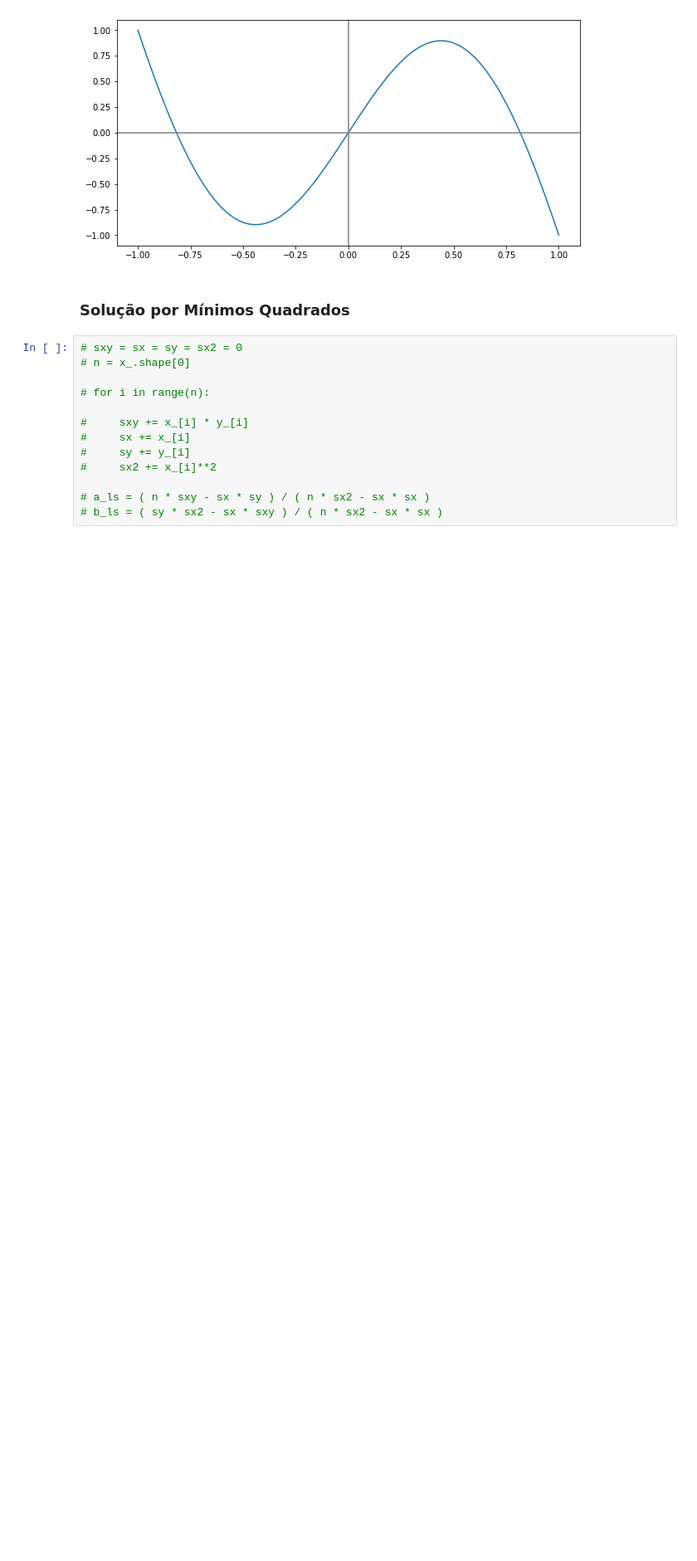
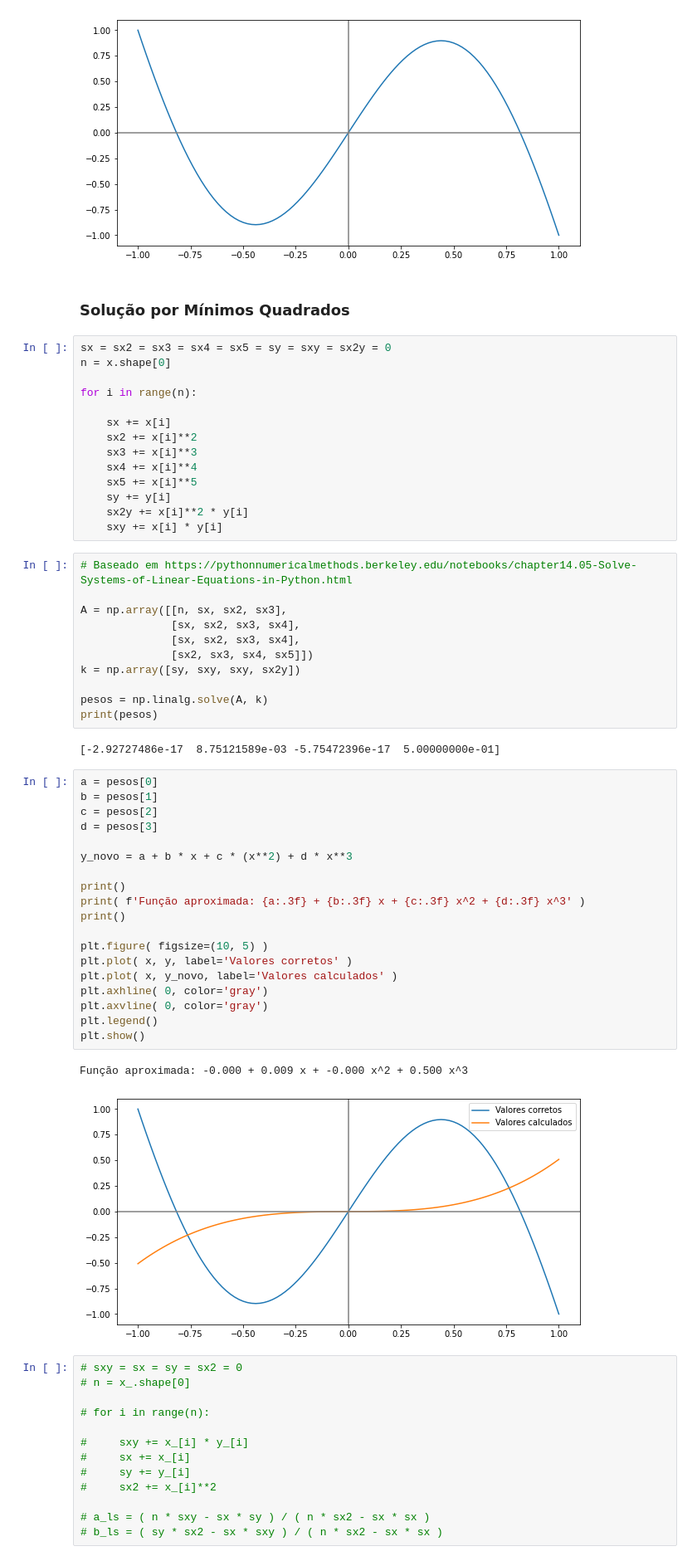
Before and after one commit to danieldasilvacosta/pucrio--vc--trabalhos--2022.2, a Jupyter notebook: Trabalho 2 - Daniel da Silva Costa/T2_DanielCosta.ipynb, the cells around one changed output. Shown at 83% size. Cells and saved outputs as stored; diff of their text form; blank space fills up the shorter version.

```diff
--- a/Trabalho 2 - Daniel da Silva Costa/T2_DanielCosta.ipynb
+++ b/Trabalho 2 - Daniel da Silva Costa/T2_DanielCosta.ipynb
@@ -33,6 +33,55 @@ plt.show()
 [figure]
 # %% [markdown]
 ### Solução por Mínimos Quadrados
+# %%
+sx = sx2 = sx3 = sx4 = sx5 = sy = sxy = sx2y = 0
+n = x.shape[0]
+
+for i in range(n):
+
+    sx += x[i]
+    sx2 += x[i]**2
+    sx3 += x[i]**3
+    sx4 += x[i]**4
+    sx5 += x[i]**5
+    sy += y[i]
+    sx2y += x[i]**2 * y[i]
+    sxy += x[i] * y[i]
+# %%
+# Baseado em https://pythonnumericalmethods.berkeley.edu/notebooks/chapter14.05-Solve-Systems-of-Linear-Equations-in-Python.html
+
+A = np.array([[n, sx, sx2, sx3],
+              [sx, sx2, sx3, sx4],
+              [sx, sx2, sx3, sx4],
+              [sx2, sx3, sx4, sx5]])
+k = np.array([sy, sxy, sxy, sx2y])
+
+pesos = np.linalg.solve(A, k)
+print(pesos)
+# %% [output]
+[-2.92727486e-17  8.75121589e-03 -5.75472396e-17  5.00000000e-01]
+# %%
+a = pesos[0]
+b = pesos[1]
+c = pesos[2]
+d = pesos[3]
+
+y_novo = a + b * x + c * (x**2) + d * x**3
+
+print()
+print( f'Função aproximada: {a:.3f} + {b:.3f} x + {c:.3f} x^2 + {d:.3f} x^3' )
+print()
+
+plt.figure( figsize=(10, 5) )
+plt.plot( x, y, label='Valores corretos' )
+plt.plot( x, y_novo, label='Valores calculados' )
+plt.axhline( 0, color='gray')
+plt.axvline( 0, color='gray')
+plt.legend()
+plt.show()
+# %% [output]
+Função aproximada: -0.000 + 0.009 x + -0.000 x^2 + 0.500 x^3
+[figure, added]
 # %%
 # sxy = sx = sy = sx2 = 0
 # n = x_.shape[0]
```
Also changed, not shown: parts of 9 cells of this notebook.
